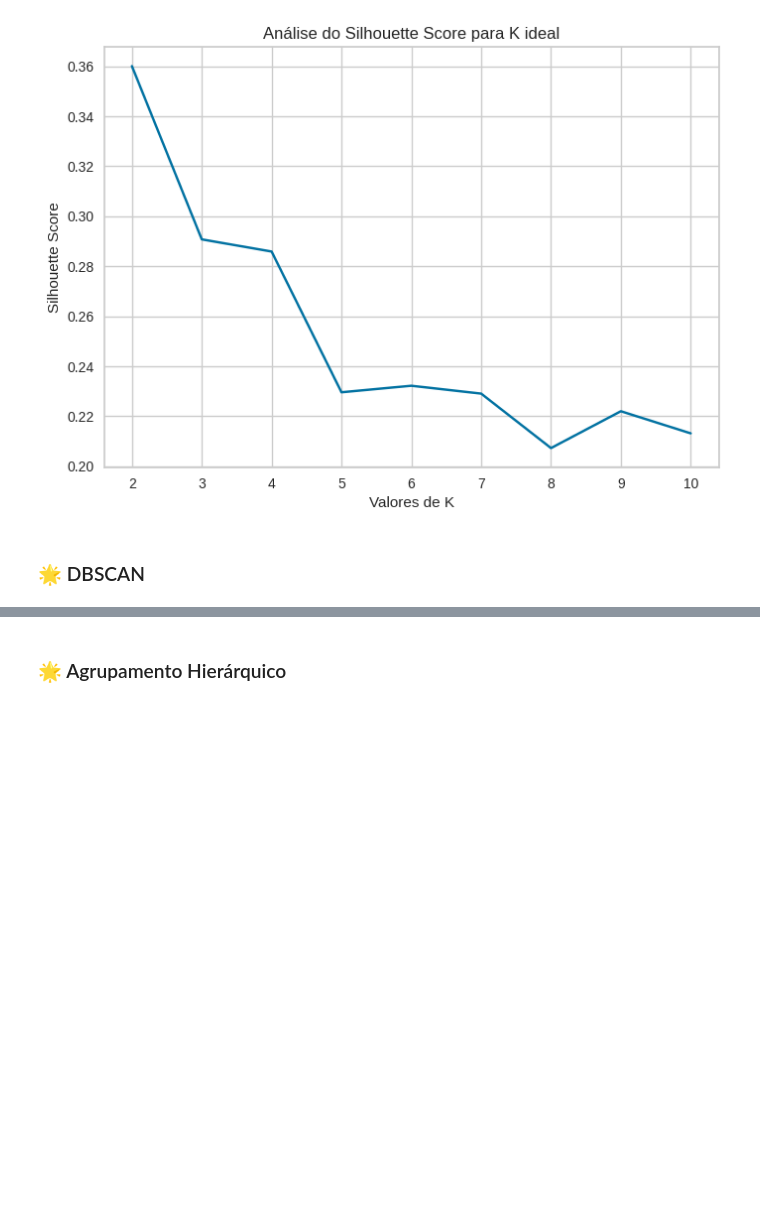
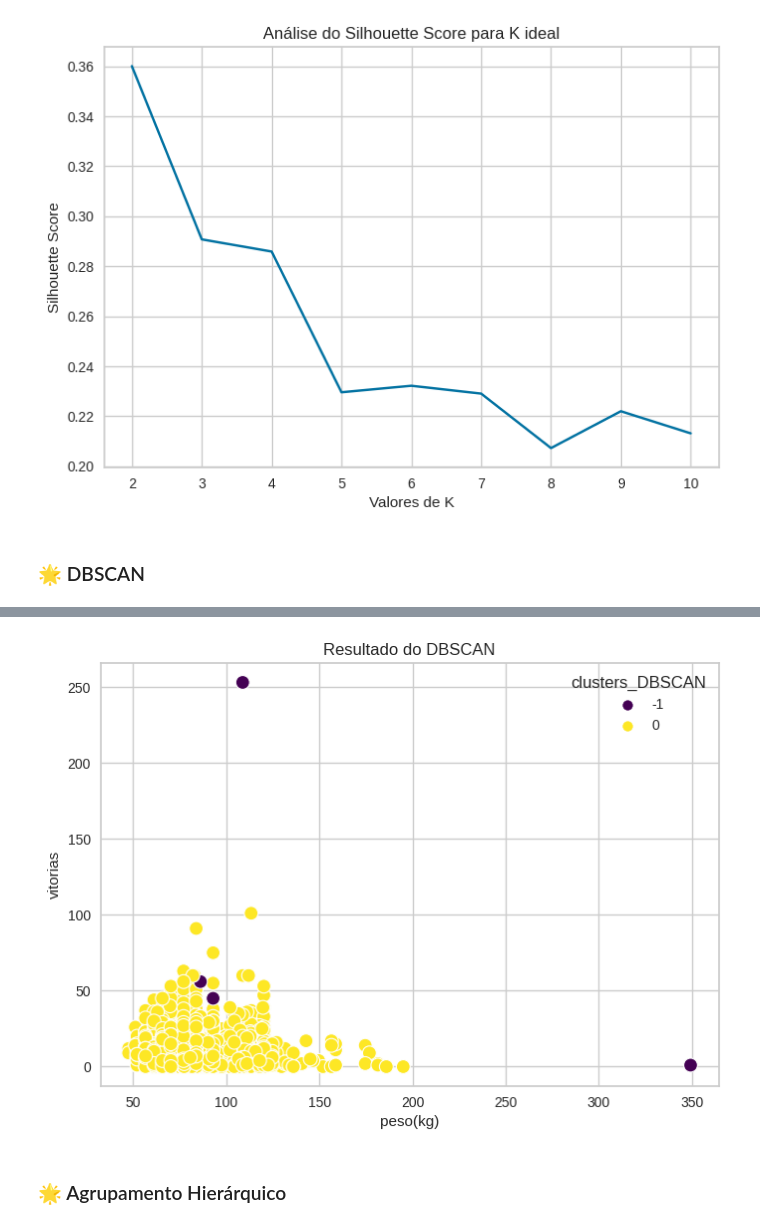
Before and after one commit to Texugo-928/Santander_ML2, a Jupyter notebook: Projeto.ipynb, the cells around one changed output, grey strips where cells are left out. Drawn from its saved outputs; the diff is of its cells as text; code cells hidden in the pictures; blank space fills up the shorter version.

```diff
--- a/Projeto.ipynb
+++ b/Projeto.ipynb
@@ -672,2 +628,22 @@ KeyError: ignored
+# %%
+# Ajustar a escala dos dados
+scaler = StandardScaler()
+data_scaled = scaler.fit_transform(df_tratado_atributos)
+
+# Aplicar o DBSCAN com os valores de eps e min_samples escolhidos
+eps = 15
+min_samples = 5
+dbscan = DBSCAN(eps=eps, min_samples=min_samples)
+labels = dbscan.fit_predict(data_scaled)
+df_tratado_atributos['clusters_DBSCAN'] = labels
+
+# Visualizar os resultados
+sns.scatterplot(x='peso(kg)', y='vitorias', hue='clusters_DBSCAN', data=df_tratado_atributos, palette='viridis', s=100)
+plt.title('Resultado do DBSCAN')
+plt.xlabel('peso(kg)')
+plt.ylabel('vitorias')
+plt.show()
+# %% [output]
+[figure, added]
 # %% [markdown]
 ### 🌟 Agrupamento Hierárquico
```
Also changed, not shown: parts of 10 cells of this notebook.
